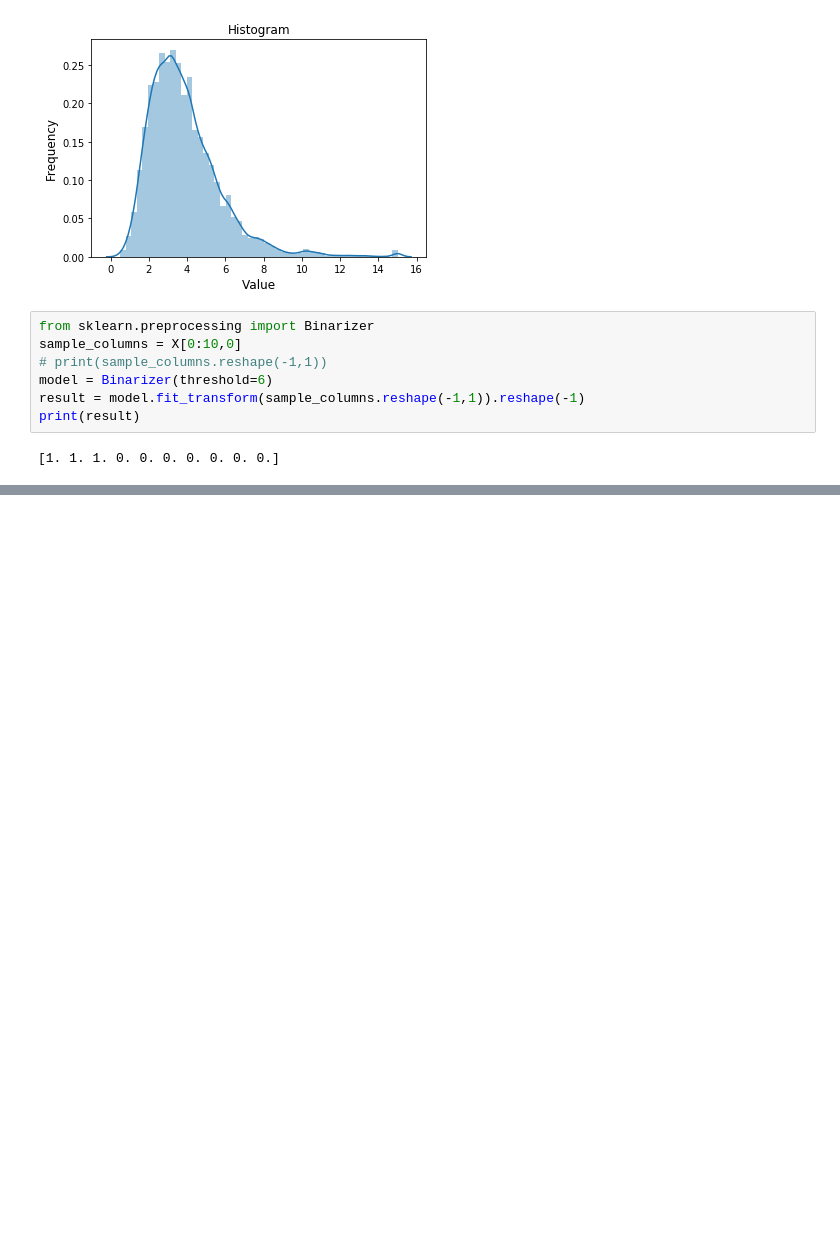
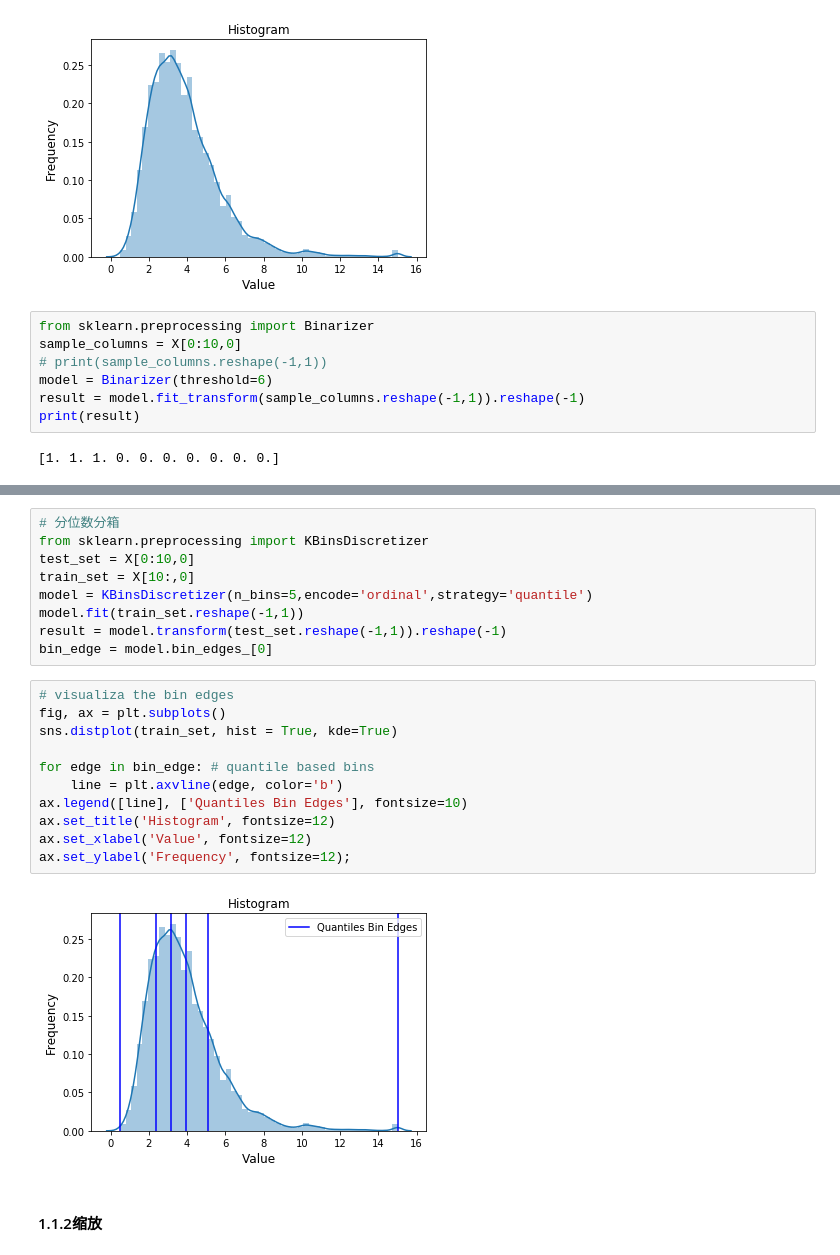
Before and after one commit to jobsjiang/machine-learning, a Jupyter notebook: feature_engineering/特征工程手册/1.数据预处理.ipynb, the cells around one changed output, grey strips where cells are left out. Drawn from its saved outputs; the diff is of its cells as text; blank space fills up the shorter version.

```diff
--- a/feature_engineering/特征工程手册/1.数据预处理.ipynb
+++ b/feature_engineering/特征工程手册/1.数据预处理.ipynb
@@ -44,0 +60,24 @@ ImportError: cannot import name 'KBinsDiscretizer'
+# %%
+# 分位数分箱
+from sklearn.preprocessing import KBinsDiscretizer
+test_set = X[0:10,0]
+train_set = X[10:,0]
+model = KBinsDiscretizer(n_bins=5,encode='ordinal',strategy='quantile')
+model.fit(train_set.reshape(-1,1))
+result = model.transform(test_set.reshape(-1,1)).reshape(-1)
+bin_edge = model.bin_edges_[0]
+# %%
+# visualiza the bin edges
+fig, ax = plt.subplots()
+sns.distplot(train_set, hist = True, kde=True)
+
+for edge in bin_edge: # quantile based bins
+    line = plt.axvline(edge, color='b')
+ax.legend([line], ['Quantiles Bin Edges'], fontsize=10)
+ax.set_title('Histogram', fontsize=12)
+ax.set_xlabel('Value', fontsize=12)
+ax.set_ylabel('Frequency', fontsize=12);
+# %% [output]
+[figure, added]
+# %% [markdown]
+#### 1.1.2缩放
```
Also changed, not shown: parts of 26 cells of this notebook.
